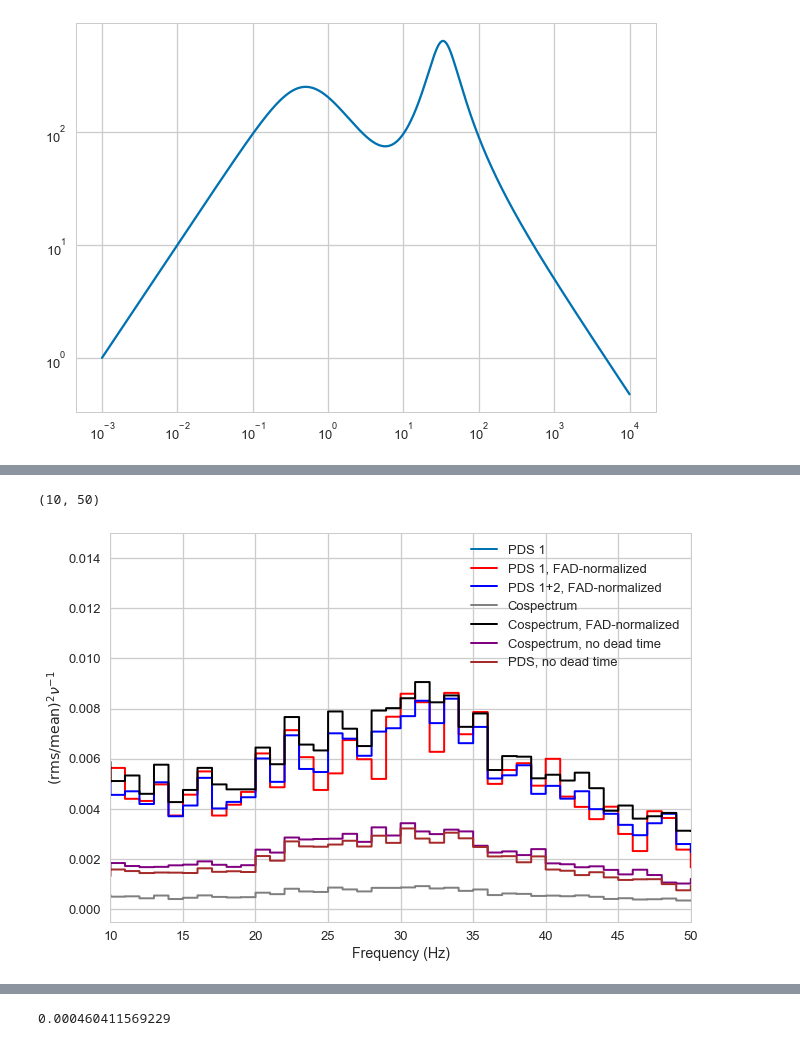
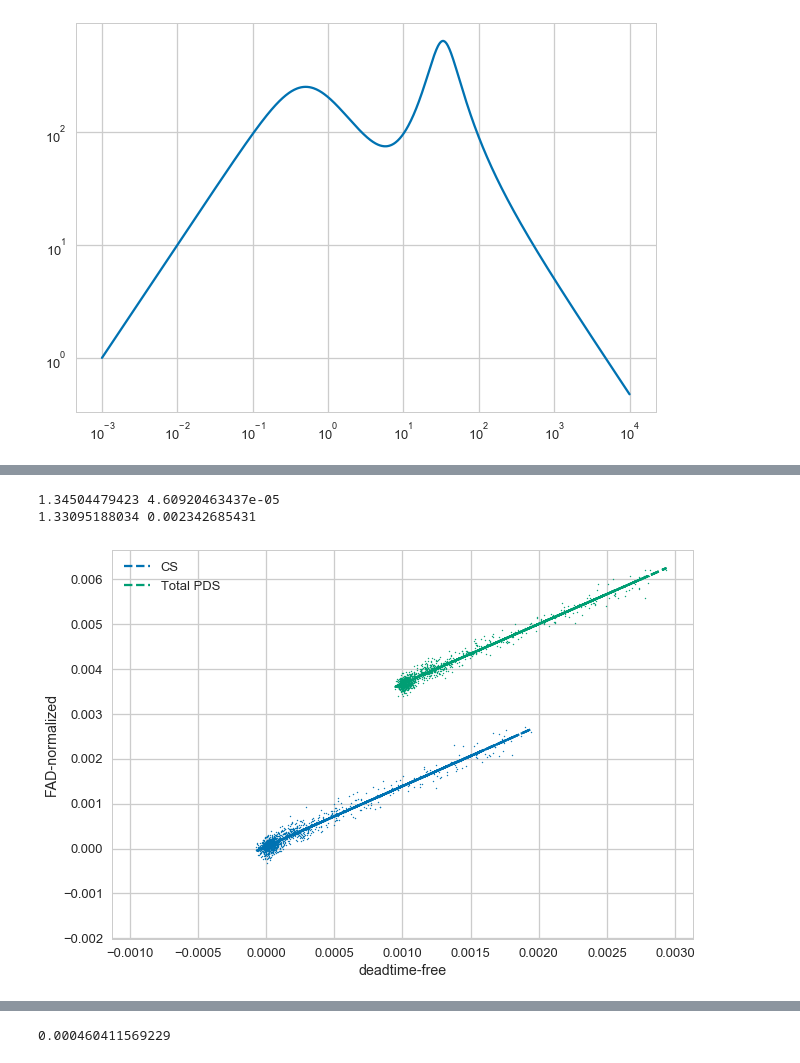
Before and after one commit to matteobachetti/deadtime-paper-II, a Jupyter notebook: notebooks/7. Estimate effect of different fluxes on rn.ipynb, the cells around one changed output, grey strips where cells are left out. Cells and saved outputs as stored; diff of their text form; code cells hidden in the pictures.

```diff
--- a/notebooks/7. Estimate effect of different fluxes on rn.ipynb
+++ b/notebooks/7. Estimate effect of different fluxes on rn.ipynb
@@ -412,8 +415,19 @@ def plot_ratio(file_label, rebin_factor=0.02, step=0.,
 # %%
 # plot_spectrum_log('100.00', rebin_factor=0.02, step=0., xlim=None, ylim=None)
 # %%
+def all_models_are_lists(model):
+    if isinstance(model, Lorentz1D):
+        const = Const1D(0)
+        const.amplitude.fixed=True
+        return(model + const)
+    else:
+        return model
+
 def model_amp(model):
     amp1 = 0
+
+    model = all_models_are_lists(model)
+
     for mo in model:
         if 'x_0' not in mo.param_names:
             continue
@@ -433,7 +447,7 @@ def model_delta_rms(model1, model2):
 
 def fit_model_to_spectrum(filename, model, rebin_factor=0.02, label='PDS',
                           fmin=0, fmax=2048, fig=None, color='k', lock_freqs=True):
-
+    model = all_models_are_lists(model)
     if lock_freqs:
         for mo in model:
             if 'x_0' not in mo.param_names:
@@ -631,0 +646,8 @@ fig = plot_spectrum(label, rebin_factor=1., xlim=None, ylim=[-2, 10], show=True,
+# %%
+model_highfreq = Lorentz1D(x_0=180, fwhm=30, amplitude=20) + Lorentz1D(x_0=30, fwhm=30, amplitude=20) + Lorentz1D(x_0=300, fwhm=30, amplitude=20)
+label, fad_delta = \
+    simulate_spectrum(model_highfreq, tstop=2048, segment_size=128,
+                      smoothing_alg='gauss', rms=0.5, mean_ctrate=1000,
+                      norm='frac')
+# %%
+fig = plot_spectrum(label, rebin_factor=1., xlim=[0, 512], ylim=None, show=True, subtract_mean=False)
@@ -632,5 +730,8 @@ fig = plot_spectrum(label, rebin_factor=1., xlim=None, ylim=[-2, 10], show=True,
 # %%
+model = Lorentz1D(x_0=0, fwhm=30, amplitude=20)
 label, fad_delta = \
-    simulate_spectrum(model, tstop=256, segment_size=128,
+    simulate_spectrum(model, tstop=2048, segment_size=128,
                       smoothing_alg='gauss', rms=0.5, mean_ctrate=1000,
                       norm='frac')
+fit_model_to_all_data(label, model)
+# fig = plot_spectrum(label, rebin_factor=1., ylim=None, show=True, subtract_mean=False)
@@ -637,7 +757,9 @@ label, fad_delta = \
 # %%
-fig = plot_spectrum(label, rebin_factor=1., show=True, subtract_mean=True)
-fig.gca().set_ylim([-0.0005, 0.015])
-fig.gca().set_xlim([10, 50])
+fig = plot_corrected_vs_clean(label, rebin_factor=1.,
+                    show=True, subtract_mean=True)
+# fig.gca().set_xlim([0, 400])
+# fig.gca().set_ylim([-0.0005, 0.006])
 # %% [output]
-(10, 50)
+1.34504479423 4.60920463437e-05
+1.33095188034 0.002342685431
-[figure, old version]
+[figure, new version]
```
Also changed, not shown: parts of 22 cells of this notebook, 6 other files.
